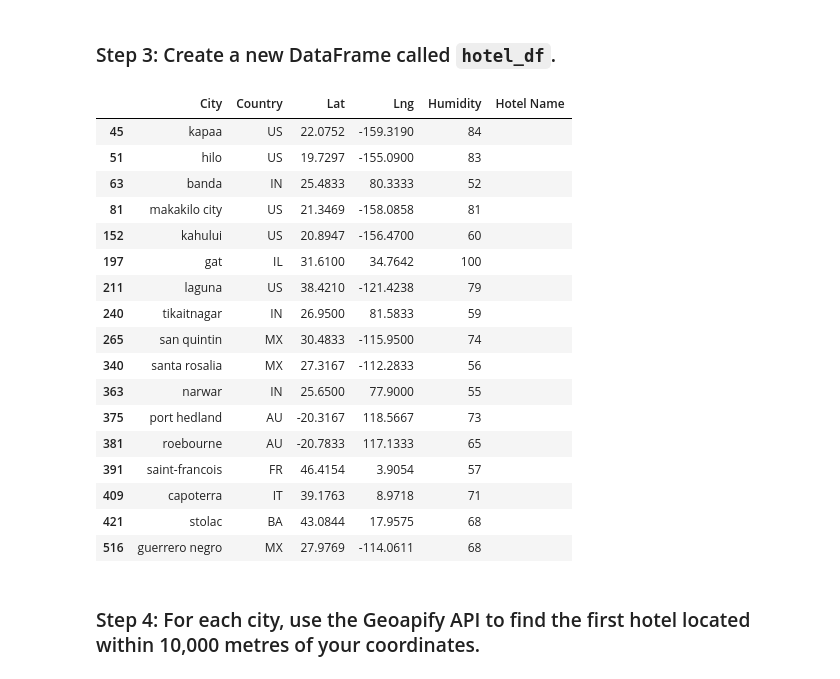
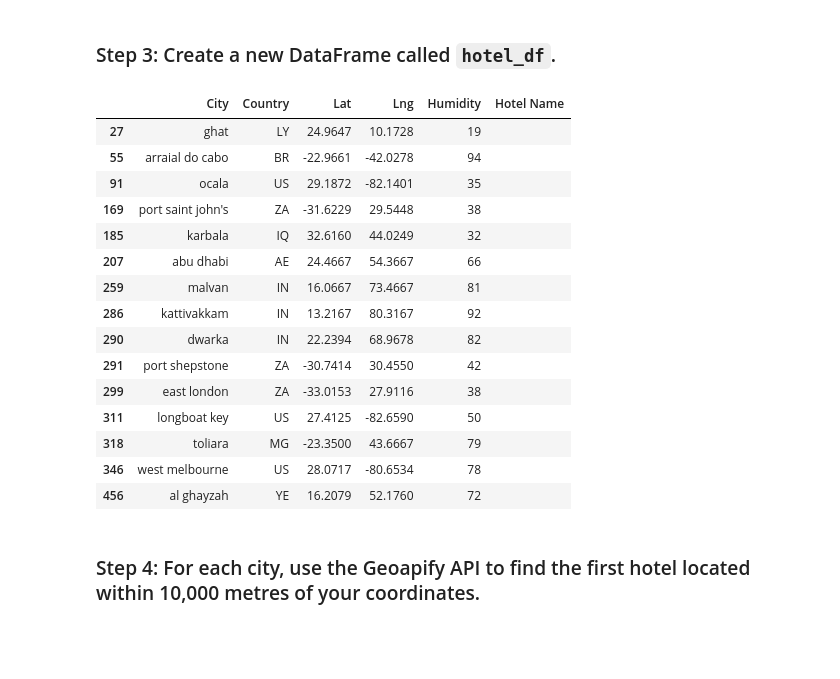
Before and after one commit to vihaveman/Python_API_Challenge, a Jupyter notebook: WeatherPY/VacationPy.ipynb, the cells around one changed output. Cells and saved outputs as stored; diff of their text form; code cells hidden in the pictures; blank space fills up the shorter version.

```diff
--- a/WeatherPY/VacationPy.ipynb
+++ b/WeatherPY/VacationPy.ipynb
@@ -14,7 +17,7 @@ import folium
 from api_keys import geoapify_key
 # %%
 # Load the CSV file created in Part 1 into a Pandas DataFrame
-city_data_df = pd.read_csv("../output_data/cities.csv")
+city_data_df = pd.read_csv("output_data/cities.csv")
 
 # Display sample data
 city_data_df.head()
@@ -62,7 +65,7 @@ humidy_map
 ### Step 2: Narrow down the `city_data_df` DataFrame to find your ideal weather condition
 # %%
 # Narrow down cities that fit criteria and drop any results with null values
-ideal_weather_df = city_data_df[(city_data_df['Max Temp'] >= 21) & (city_data_df['Max Temp'] <= 27) & (city_data_df['Humidity'] < 50)]
+ideal_weather_df = city_data_df[(city_data_df['Max Temp'] >= 21) & (city_data_df['Max Temp'] <= 27) & (city_data_df['Wind Speed'] < 10) & (city_data_df['Cloudiness'] == 0)]
 
 # Drop any rows with null values
 ideal_weather_df = ideal_weather_df.dropna()
@@ -89,32 +78,30 @@ ideal_weather_df.head(15)
 ### Step 3: Create a new DataFrame called `hotel_df`.
 # %%
 # Use the Pandas copy function to create DataFrame called hotel_df to store the city, country, coordinates, and humidity
-# YOUR CODE HERE
+hotel_df = ideal_weather_df[['City', 'Country', 'Lat', 'Lng', 'Humidity']].copy()
 
 # Add an empty column, "Hotel Name," to the DataFrame so you can store the hotel found using the Geoapify API
-# YOUR CODE HERE
+hotel_df['Hotel Name'] = np.empty(len(hotel_df), dtype=str)
 
 # Display sample data
-# YOUR CODE HERE
+hotel_df.head(15)
 # %% [output]
 |  | City | Country | Lat | Lng | Humidity | Hotel Name |
-| 45 | kapaa | US | 22.0752 | -159.3190 | 84 |  |
-| 51 | hilo | US | 19.7297 | -155.0900 | 83 |  |
-| 63 | banda | IN | 25.4833 | 80.3333 | 52 |  |
-| 81 | makakilo city | US | 21.3469 | -158.0858 | 81 |  |
-| 152 | kahului | US | 20.8947 | -156.4700 | 60 |  |
-| 197 | gat | IL | 31.6100 | 34.7642 | 100 |  |
-| 211 | laguna | US | 38.4210 | -121.4238 | 79 |  |
-| 240 | tikaitnagar | IN | 26.9500 | 81.5833 | 59 |  |
-| 265 | san quintin | MX | 30.4833 | -115.9500 | 74 |  |
-| 340 | santa rosalia | MX | 27.3167 | -112.2833 | 56 |  |
-| 363 | narwar | IN | 25.6500 | 77.9000 | 55 |  |
-| 375 | port hedland | AU | -20.3167 | 118.5667 | 73 |  |
-| 381 | roebourne | AU | -20.7833 | 117.1333 | 65 |  |
-| 391 | saint-francois | FR | 46.4154 | 3.9054 | 57 |  |
-| 409 | capoterra | IT | 39.1763 | 8.9718 | 71 |  |
-| 421 | stolac | BA | 43.0844 | 17.9575 | 68 |  |
-| 516 | guerrero negro | MX | 27.9769 | -114.0611 | 68 |  |
+| 27 | ghat | LY | 24.9647 | 10.1728 | 19 |  |
+| 55 | arraial do cabo | BR | -22.9661 | -42.0278 | 94 |  |
+| 91 | ocala | US | 29.1872 | -82.1401 | 35 |  |
+| 169 | port saint john's | ZA | -31.6229 | 29.5448 | 38 |  |
+| 185 | karbala | IQ | 32.6160 | 44.0249 | 32 |  |
+| 207 | abu dhabi | AE | 24.4667 | 54.3667 | 66 |  |
+| 259 | malvan | IN | 16.0667 | 73.4667 | 81 |  |
+| 286 | kattivakkam | IN | 13.2167 | 80.3167 | 92 |  |
+| 290 | dwarka | IN | 22.2394 | 68.9678 | 82 |  |
+| 291 | port shepstone | ZA | -30.7414 | 30.4550 | 42 |  |
+| 299 | east london | ZA | -33.0153 | 27.9116 | 38 |  |
+| 311 | longboat key | US | 27.4125 | -82.6590 | 50 |  |
+| 318 | toliara | MG | -23.3500 | 43.6667 | 79 |  |
+| 346 | west melbourne | US | 28.0717 | -80.6534 | 78 |  |
+| 456 | al ghayzah | YE | 16.2079 | 52.1760 | 72 |  |
 # %% [markdown]
 ### Step 4: For each city, use the Geoapify API to find the first hotel located within 10,000 metres of your coordinates.
 # %%
```
Also changed, not shown: parts of 7 cells of this notebook.
